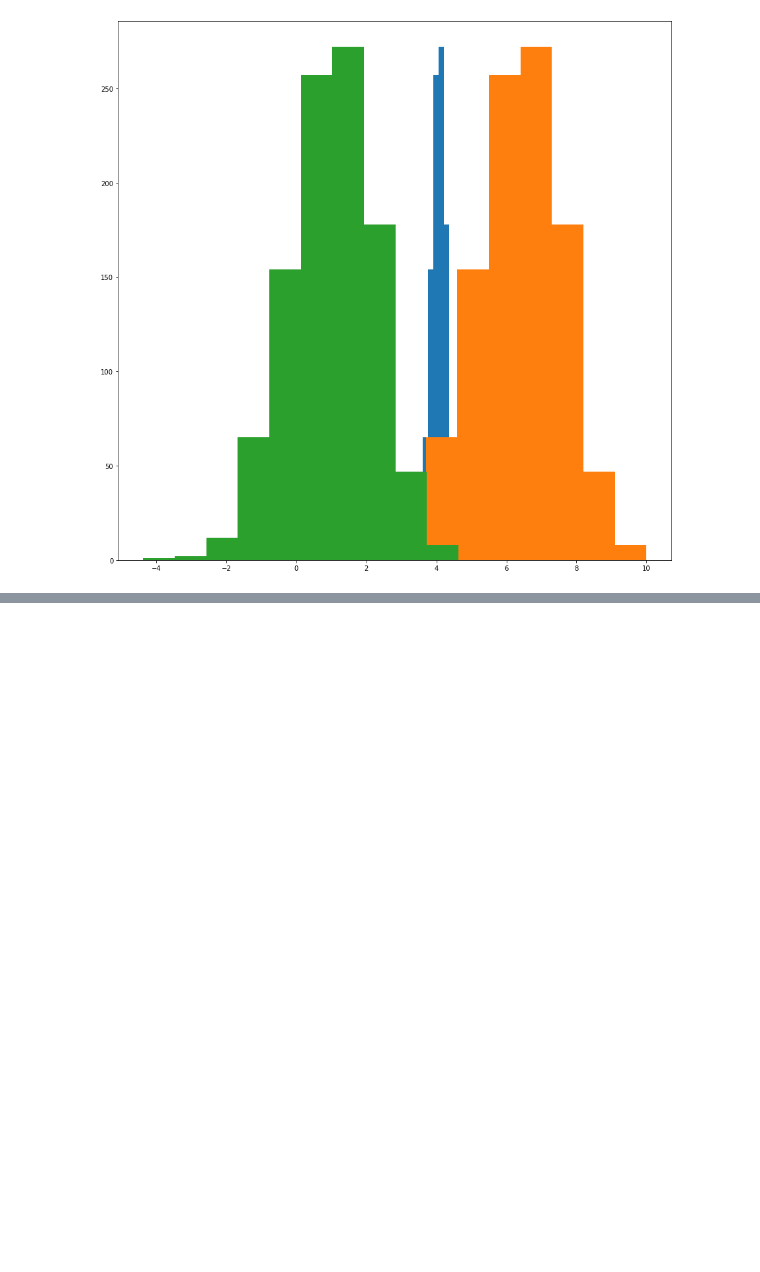
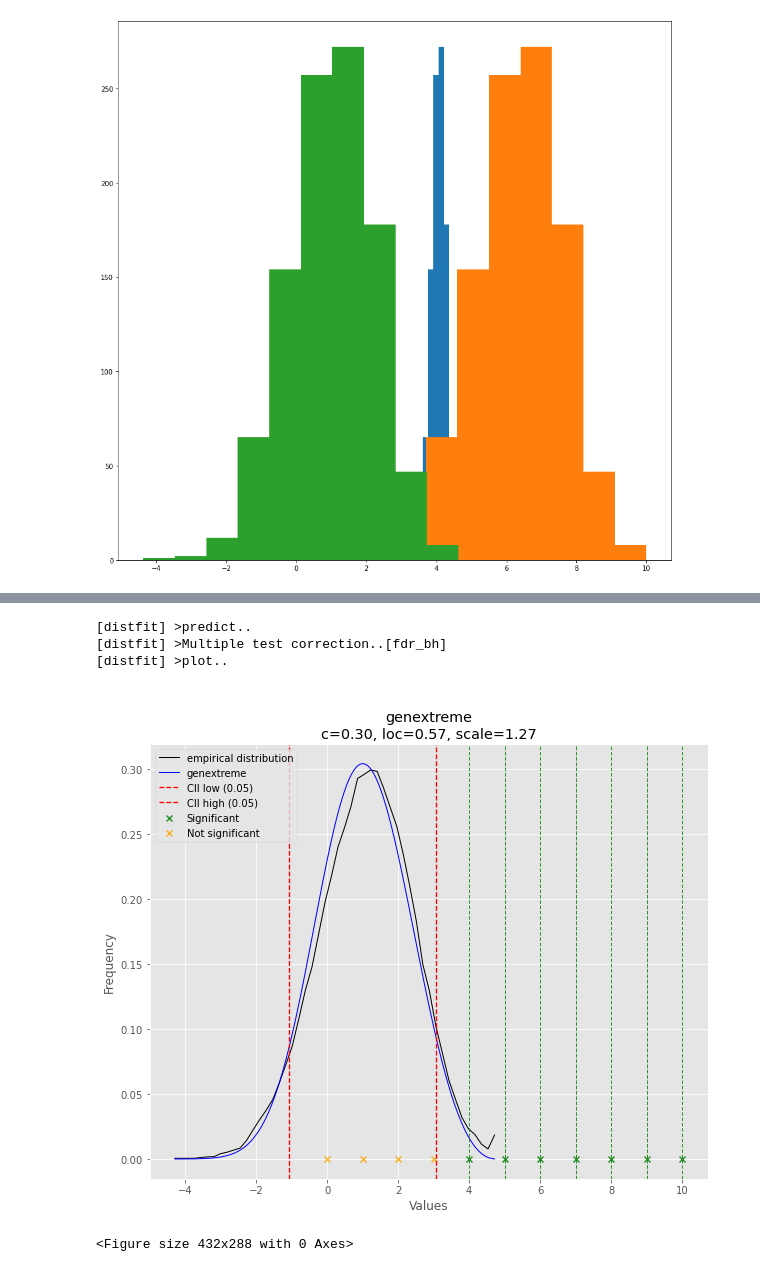
Before and after one commit to lorenzodemiri/Project_Snape, a Jupyter notebook: GroupByYear.ipynb, the cells around one changed output, grey strips where cells are left out. Cells and saved outputs as stored; diff of their text form; code cells hidden in the pictures; blank space fills up the shorter version.

```diff
--- a/GroupByYear.ipynb
+++ b/GroupByYear.ipynb
@@ -190,0 +333,24 @@ Power_divergenceResult(statistic=10.251775442067517, pvalue=1.0)
+# %%
+# Make prediction on new datapoints based on the fit
+dist.predict(y)
+
+# Retrieve your pvalues with
+dist.y_pred
+# array(['down', 'none', 'none', 'up', 'up'], dtype='<U4')
+dist.y_proba
+np.array([0.02040816, 0.02040816, 0.02040816, 0.        , 0.        ])
+
+# Or in one dataframe
+dist.df
+
+# The plot function will now also include the predictions of y
+dist.plot()
+
+
+plt.savefig('bestfit_mean_norm.jpg')
+# %% [output]
+[distfit] >predict..
+[distfit] >Multiple test correction..[fdr_bh]
+[distfit] >plot..
+[figure, added]
+<Figure size 432x288 with 0 Axes>
```
Also changed, not shown: parts of 10 cells of this notebook, 3 other files.
